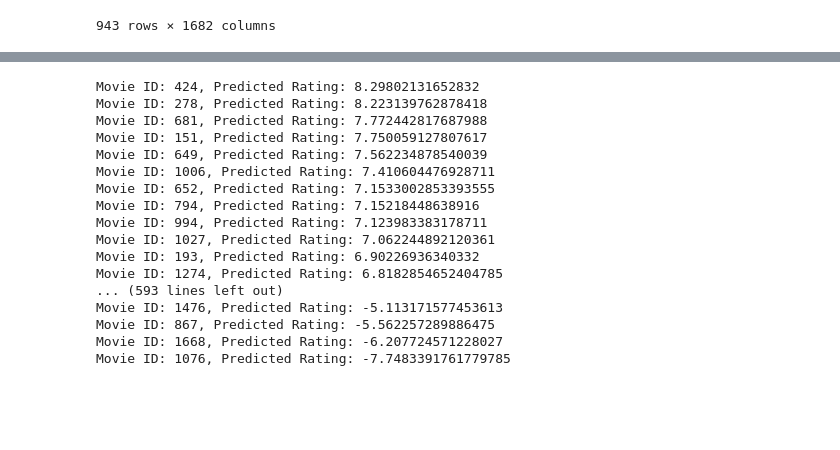
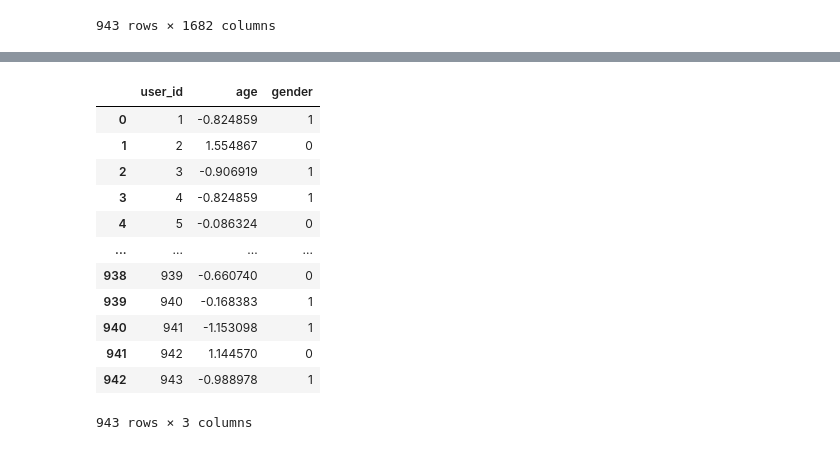
Before and after one commit to againnagain/ML-projects, a Jupyter notebook: Movie-RecSys/movie_rec_sys.ipynb, the cells around one changed output, grey strips where cells are left out. Cells and saved outputs as stored; diff of their text form; code cells hidden in the pictures; blank space fills up the shorter version.

Commit message:
little triplet_loss, HNSW, optimization; delete MF (wrong realization)

```diff
--- a/Movie-RecSys/movie_rec_sys.ipynb
+++ b/Movie-RecSys/movie_rec_sys.ipynb
@@ -377,28 +323,24 @@ def recommend_movies_for_user(user_id, model, user_item_matrix, hnsw_index, movi
-# %%
-# Пример работы функции
-user_id = 42
-movie_embeddings = process_data_to_embedding(movies_features)
-
-recommended_movies = recommend_movies_for_user(user_id, MF_model, user_item_matrix, hnsw_index, movie_embeddings, k=10)
-
-# Выводим результаты
-for movie_id, rating in recommended_movies:
-    print(f"Movie ID: {movie_id}, Predicted Rating: {rating}")
-# %% [output]
-Movie ID: 424, Predicted Rating: 8.29802131652832
-Movie ID: 278, Predicted Rating: 8.223139762878418
-Movie ID: 681, Predicted Rating: 7.772442817687988
-Movie ID: 151, Predicted Rating: 7.750059127807617
-Movie ID: 649, Predicted Rating: 7.562234878540039
-Movie ID: 1006, Predicted Rating: 7.410604476928711
-Movie ID: 652, Predicted Rating: 7.1533002853393555
-Movie ID: 794, Predicted Rating: 7.15218448638916
-Movie ID: 994, Predicted Rating: 7.123983383178711
-Movie ID: 1027, Predicted Rating: 7.062244892120361
-Movie ID: 193, Predicted Rating: 6.90226936340332
-Movie ID: 1274, Predicted Rating: 6.8182854652404785
-... (593 lines left out)
-Movie ID: 1476, Predicted Rating: -5.113171577453613
-Movie ID: 867, Predicted Rating: -5.562257289886475
-Movie ID: 1668, Predicted Rating: -6.207724571228027
-Movie ID: 1076, Predicted Rating: -7.7483391761779785
+# %%
+users_features = pd.read_csv("ml-100k/u.user", sep="|", header=None)
+users_features.columns = ["user_id", "age", "gender", "occupation", "zip-code"]
+scaler = StandardScaler()
+users_features["age"] =  scaler.fit_transform(users_features[['age']])
+users_features['gender'] = users_features['gender'].apply(lambda x: 1 if x == 'M' else 0)
+users_features = users_features.drop(["zip-code", "occupation"], axis=1)
+
+
+users_features
+# %% [output]
+|  | user_id | age | gender |
+| 0 | 1 | -0.824859 | 1 |
+| 1 | 2 | 1.554867 | 0 |
+| 2 | 3 | -0.906919 | 1 |
+| 3 | 4 | -0.824859 | 1 |
+| 4 | 5 | -0.086324 | 0 |
+| ... | ... | ... | ... |
+| 938 | 939 | -0.660740 | 0 |
+| 939 | 940 | -0.168383 | 1 |
+| 940 | 941 | -1.153098 | 1 |
+| 941 | 942 | 1.144570 | 0 |
+| 942 | 943 | -0.988978 | 1 |
+943 rows × 3 columns
```
Also changed, not shown: parts of 10 cells of this notebook.
